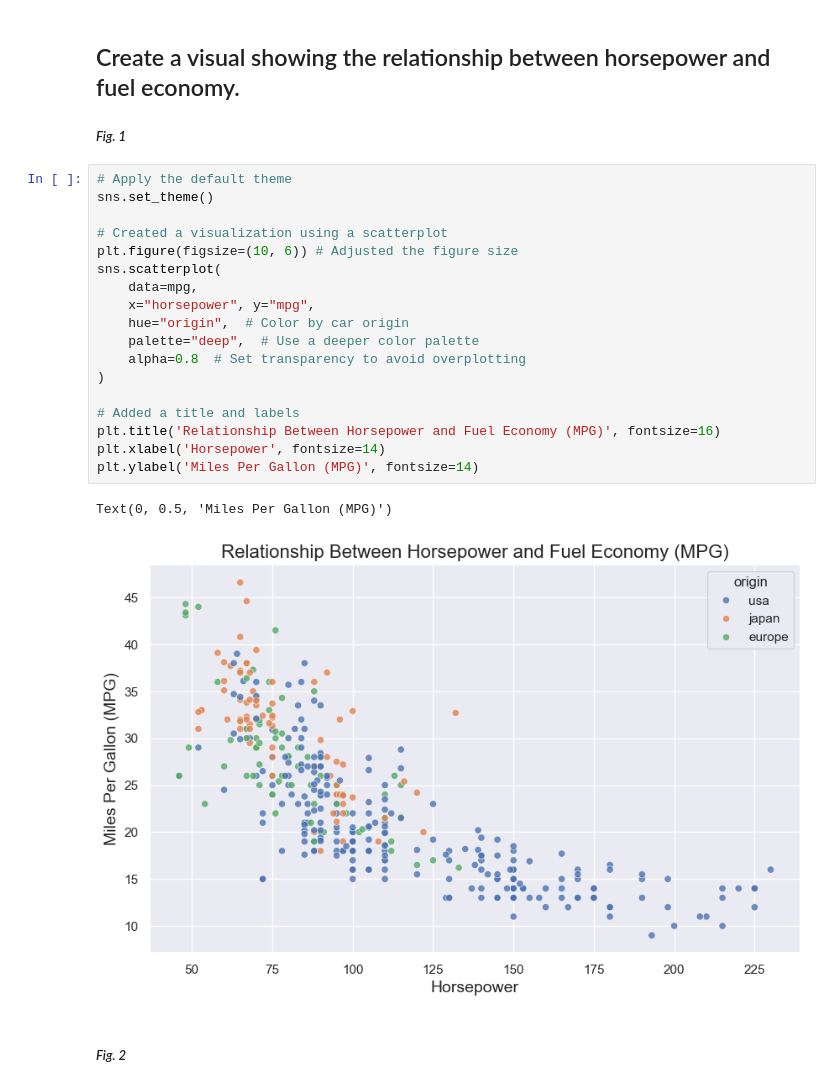
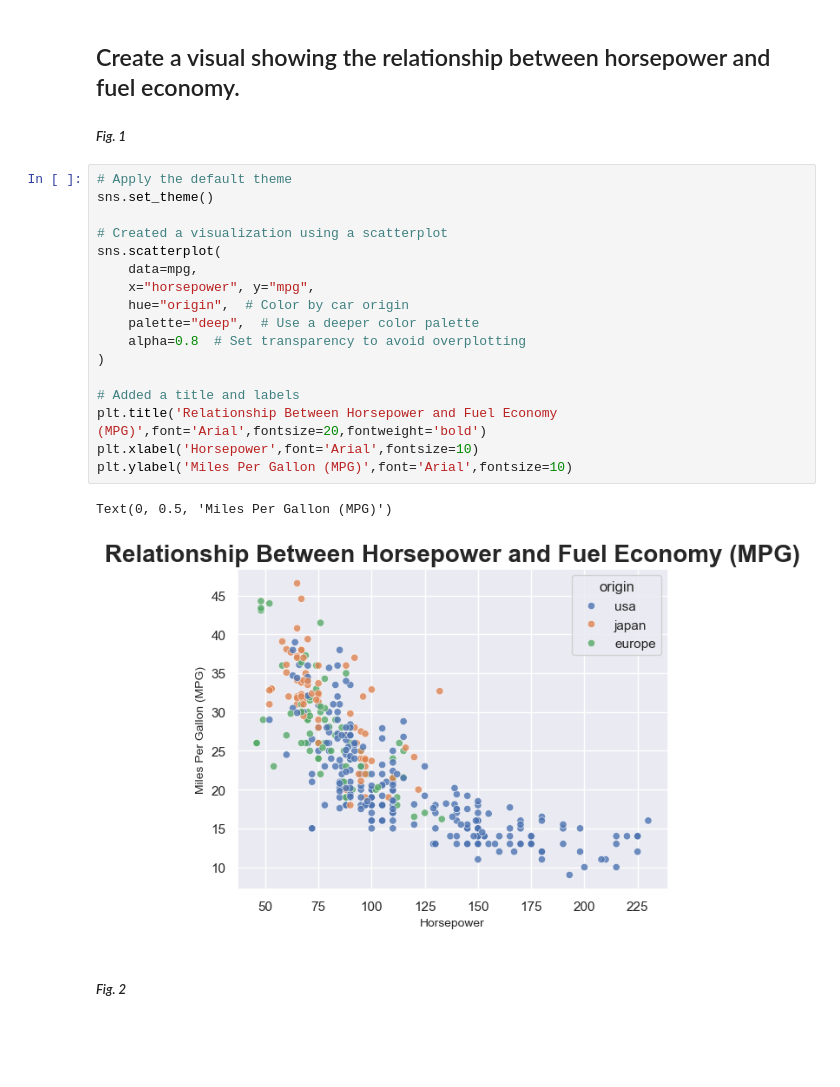
Before and after one commit to chelseachidolue/mpg-analysis, a Jupyter notebook: mpg-analysis.ipynb, the cells around one changed output. Saved outputs shown, nothing was run; the diff lists cells and outputs as text; blank space fills up the shorter version.

```diff
--- a/mpg-analysis.ipynb
+++ b/mpg-analysis.ipynb
@@ -26,24 +28,23 @@ mpg
 # %%
 # Apply the default theme
 sns.set_theme()
 
 # Created a visualization using a scatterplot
-plt.figure(figsize=(10, 6)) # Adjusted the figure size
 sns.scatterplot(
     data=mpg,
     x="horsepower", y="mpg",
     hue="origin",  # Color by car origin
     palette="deep",  # Use a deeper color palette
     alpha=0.8  # Set transparency to avoid overplotting
 )
 
 # Added a title and labels
-plt.title('Relationship Between Horsepower and Fuel Economy (MPG)', fontsize=16)
-plt.xlabel('Horsepower', fontsize=14)
-plt.ylabel('Miles Per Gallon (MPG)', fontsize=14)
+plt.title('Relationship Between Horsepower and Fuel Economy (MPG)',font='Arial',fontsize=20,fontweight='bold')
+plt.xlabel('Horsepower',font='Arial',fontsize=10)
+plt.ylabel('Miles Per Gallon (MPG)',font='Arial',fontsize=10)
 # %% [output]
 Text(0, 0.5, 'Miles Per Gallon (MPG)')
-[figure, old version]
+[figure, new version]
 # %% [markdown]
 ##### *Fig. 2*
 # %%
```
Also changed, not shown: parts of 12 cells of this notebook.
